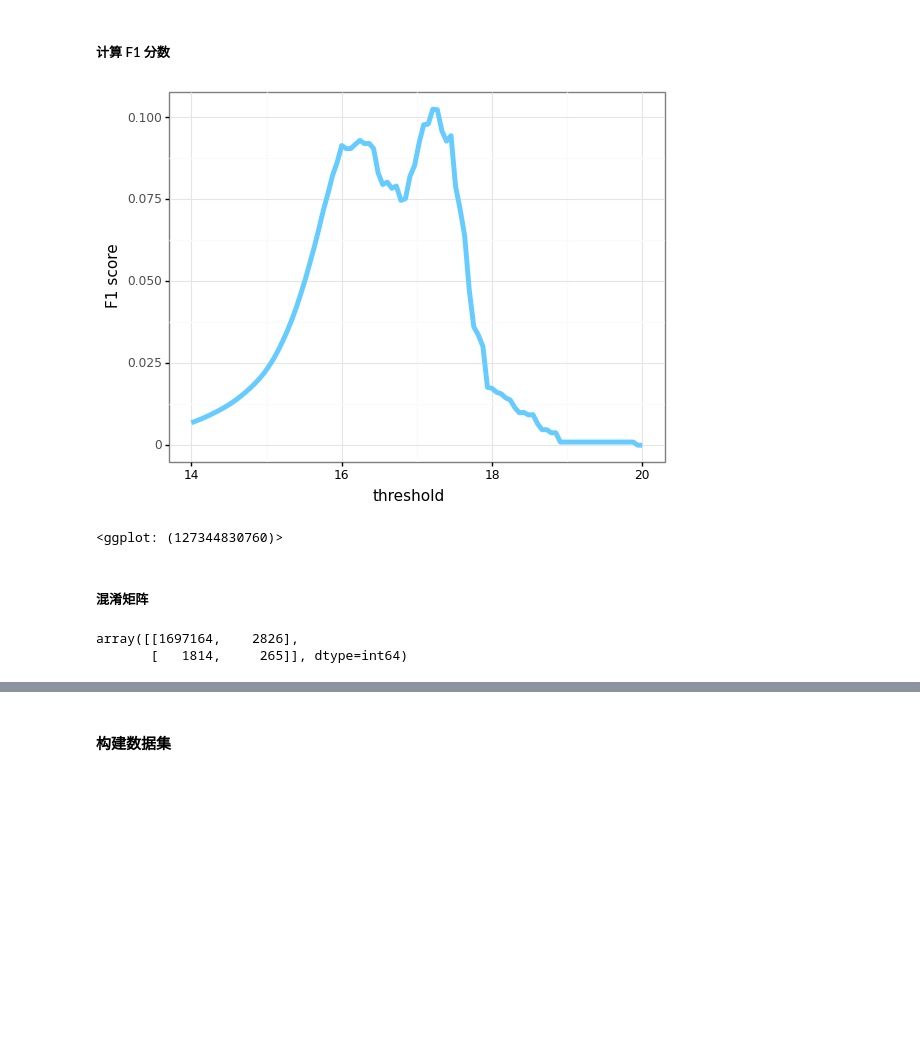
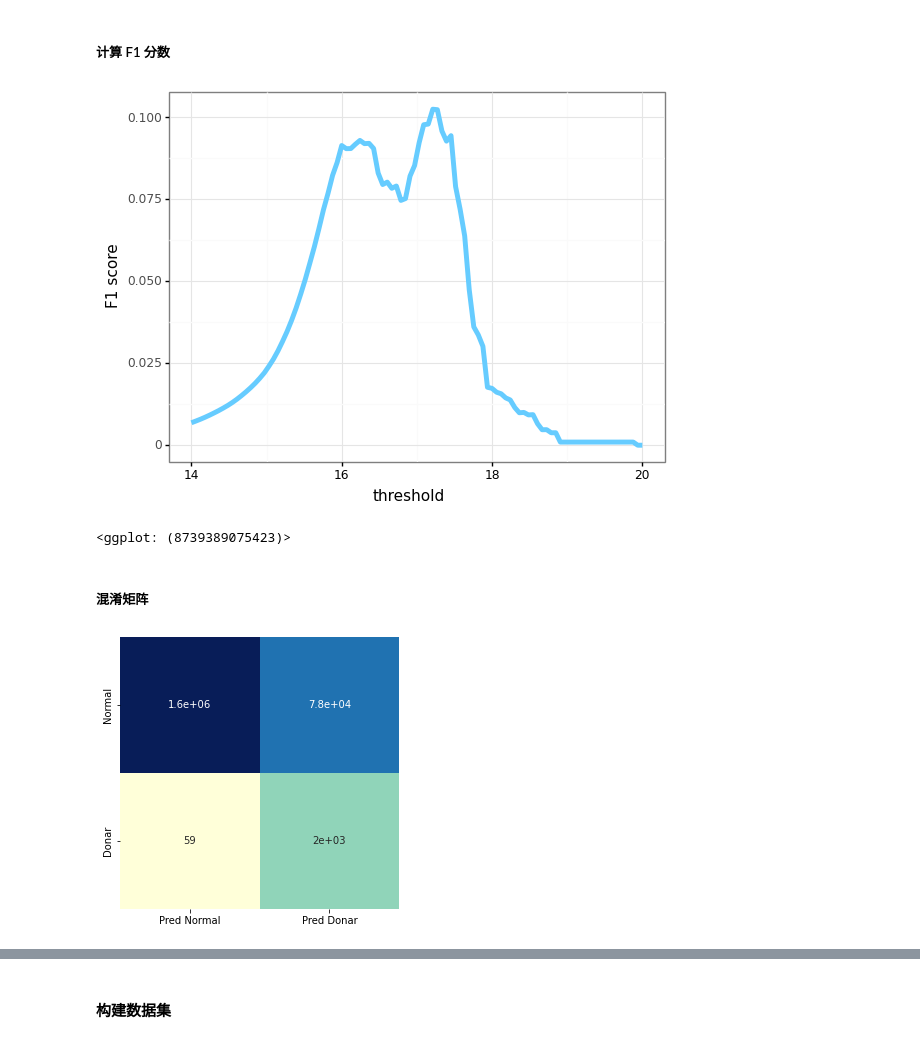
Before and after one commit to LudensZhang/bioinformatic_data_mining, a Jupyter notebook: WAM_for_donar_finding.ipynb, the cells around one changed output, grey strips where cells are left out. Cells and saved outputs as stored; diff of their text form; code cells hidden in the pictures; blank space fills up the shorter version.

```diff
--- a/WAM_for_donar_finding.ipynb
+++ b/WAM_for_donar_finding.ipynb
@@ -312,6 +313,7 @@ for threshold in tqdm(np.linspace(14, 20, 100)):
     f1_df = f1_df.append({'threshold': threshold,
                             'F1 score': f1_score(test_df['Donar'], pred)}, ignore_index = True)
 # %%
+f1_df = f1_df.astype(float)
 p = (ggplot(f1_df, aes(x = 'threshold', y = 'F1 score')) +
             geom_line(color = '#66ccff', size = 2) +
             theme_bw() +
@@ -319,16 +321,20 @@ p = (ggplot(f1_df, aes(x = 'threshold', y = 'F1 score')) +
 p
 # %% [output]
 [figure]
-<ggplot: (127344830760)>
+<ggplot: (8739389075423)>
 # %% [markdown]
 ##### 混淆矩阵
 # %%
 best_threshold = f1_df.loc[f1_df['F1 score'].idxmax()]
 cf_mat = confusion_matrix(test_df['Donar'], test_df['Score'].\
-        apply(lambda x: 1 if x > best_threshold['threshold'] else 0))
-cf_mat
+        apply(lambda x: 1 if x > 15.5 else 0))
+
+plt.figure(figsize = (5, 5))
+cf_hm = sns.heatmap(np.log(cf_mat),
+                        annot = cf_mat,
+                        cmap = 'YlGnBu',
+                        xticklabels = ['Pred Normal', 'Pred Donar'],
+                        yticklabels = ['Normal', 'Donar'],
+                        cbar = False)
+# %% [output]
+[figure, added]
-# %%
-pl
-# %% [output]
-array([[1697164,    2826],
-       [   1814,     265]], dtype=int64)
```
Also changed, not shown: parts of 3 cells of this notebook, 4 other files.
